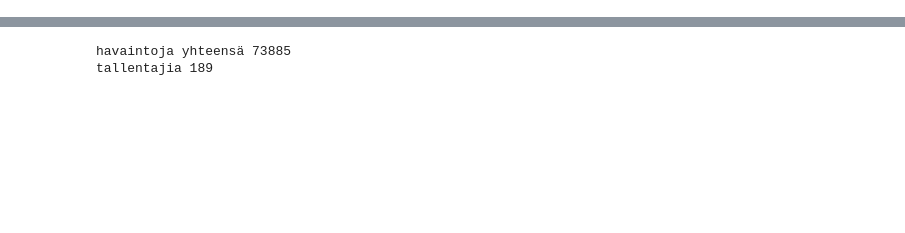
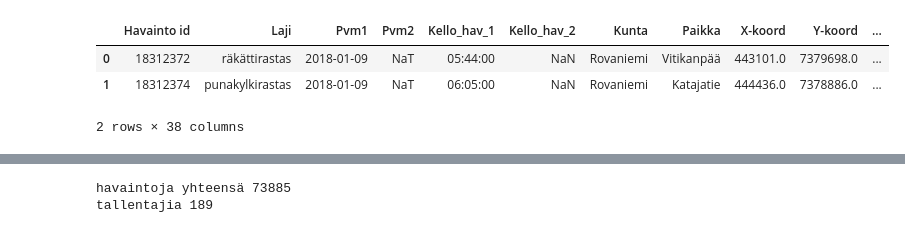
Before and after one commit to anttiruonakoski/tiira-report, a Jupyter notebook: tiira-raportti-notebook.ipynb, the cells around one changed output, grey strips where cells are left out. Cells and saved outputs as stored; diff of their text form; code cells hidden in the pictures; blank space fills up the shorter version.

```diff
--- a/tiira-raportti-notebook.ipynb
+++ b/tiira-raportti-notebook.ipynb
@@ -34,0 +26,9 @@ df_7 = timeframe(df,7)
+# %%
+pd.set_option('float_format', '{:.1f}'.format)
+df.describe(include=[np.number,np.datetime64])
+df.head(2)
+# %% [output]
+|  | Havainto id | Laji | Pvm1 | Pvm2 | Kello_hav_1 | Kello_hav_2 | Kunta | Paikka | X-koord | Y-koord | ... |
+| 0 | 18312372 | räkättirastas | 2018-01-09 | NaT | 05:44:00 | NaN | Rovaniemi | Vitikanpää | 443101.0 | 7379698.0 | ... |
+| 1 | 18312374 | punakylkirastas | 2018-01-09 | NaT | 06:05:00 | NaN | Rovaniemi | Katajatie | 444436.0 | 7378886.0 | ... |
+2 rows × 38 columns
```
Also changed, not shown: parts of 7 cells of this notebook.
